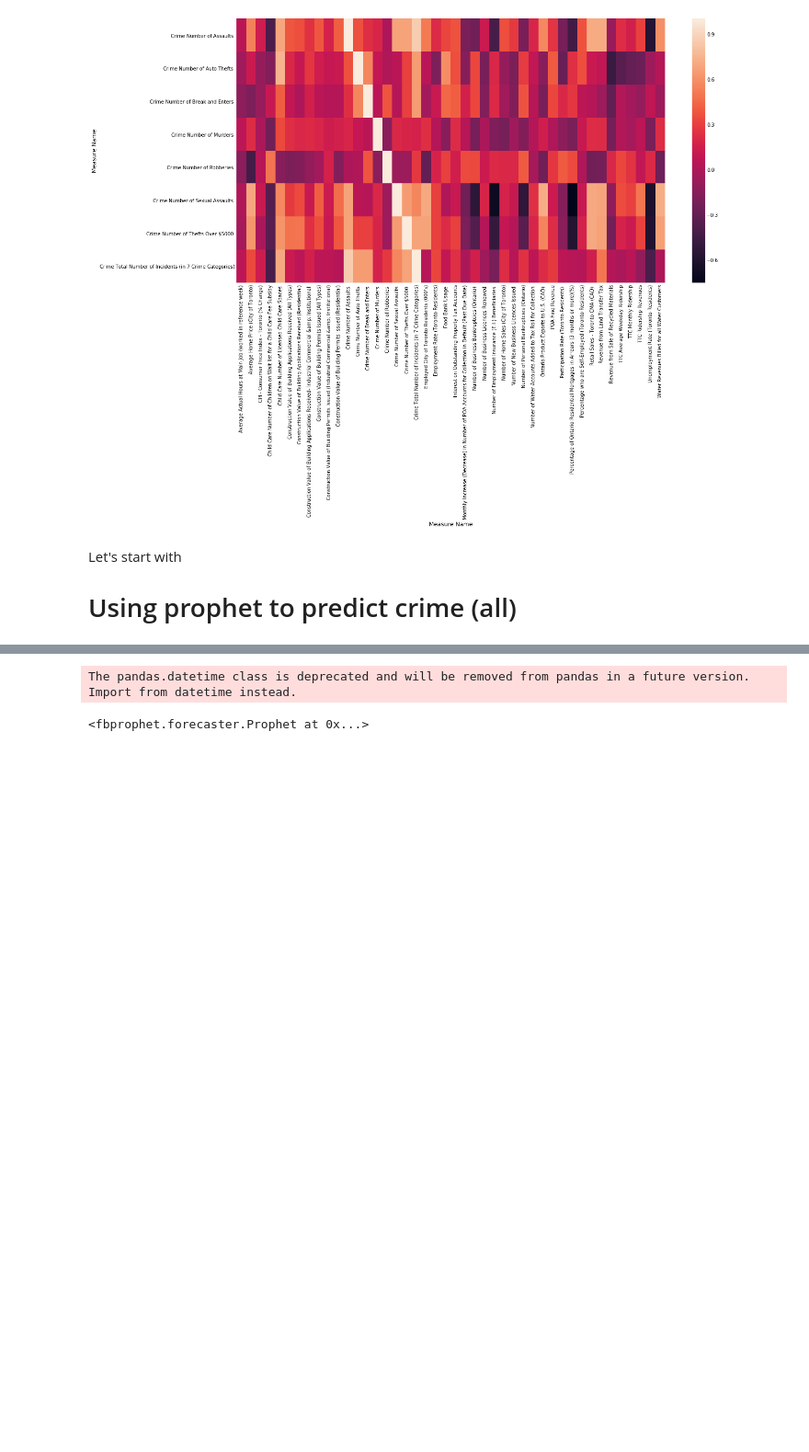
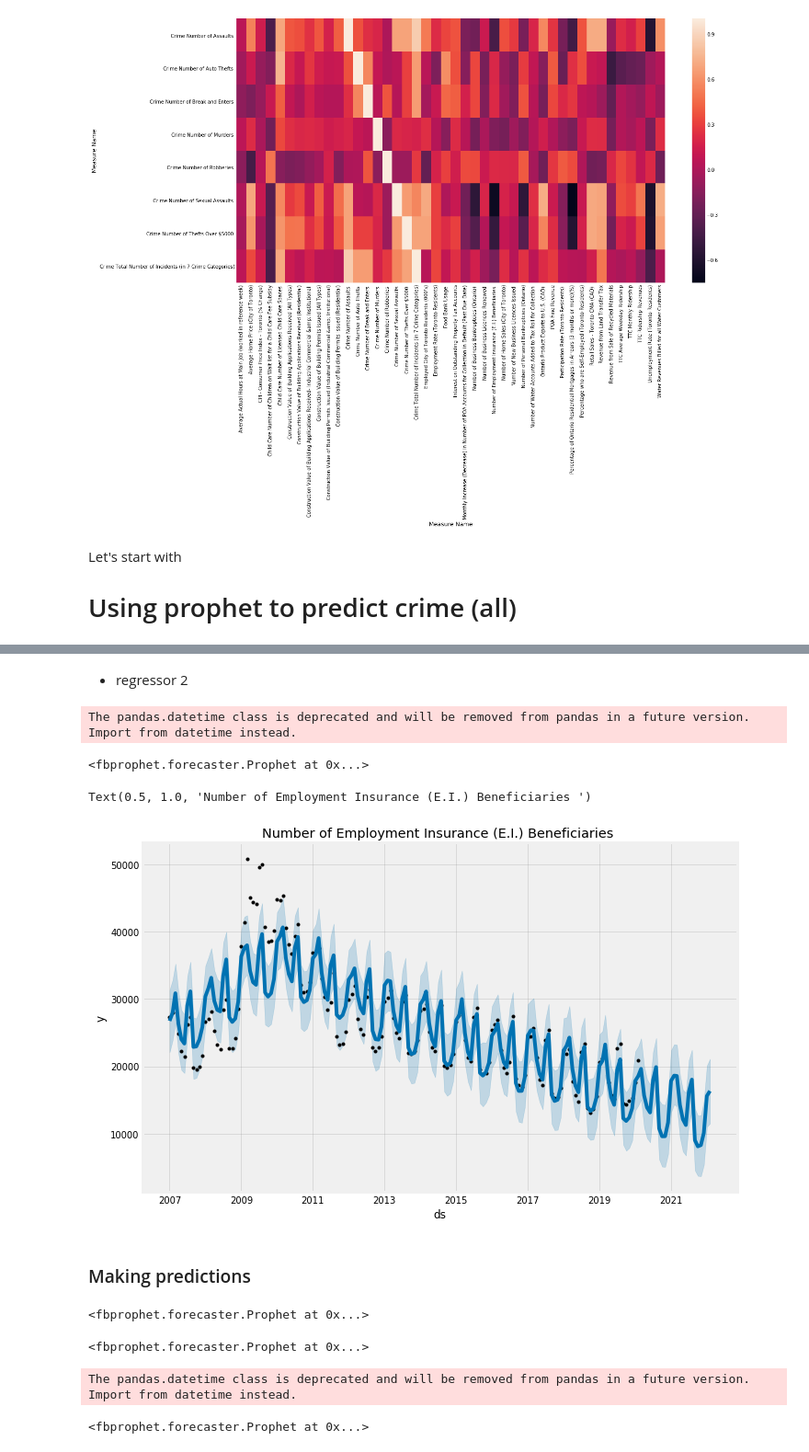
Before and after one commit to ah-sadek/TO-behaviour, a Jupyter notebook: TO exploratory.ipynb, the cells around one changed output, grey strips where cells are left out. Shown at 92% size. Cells and saved outputs as stored; diff of their text form; code cells hidden in the pictures; blank space fills up the shorter version.

```diff
--- a/TO exploratory.ipynb
+++ b/TO exploratory.ipynb
@@ -119 +172,30 @@ Let's start with
+# %% [markdown]
+* regressor 2
+# %%
+df_reg2= df_all['Number of Employment Insurance (E.I.) Beneficiaries ']
+df_reg2 = df_reg2.reset_index(drop=False).rename({'YearMonth':'ds','Number of Employment Insurance (E.I.) Beneficiaries ':'y'},axis=1)
+
+#starting a simple model
+
+m = Prophet(weekly_seasonality=False,daily_seasonality=False)
+m.fit(df_reg2)
+
+future = m.make_future_dataframe(periods=24,freq='MS')
+fcst_reg2 = m.predict(future)
+fig = m.plot(fcst_reg2)
+fcst_reg2.rename({'yhat':'Number of Employment Insurance (E.I.) Beneficiaries '},axis=1,inplace=True)
+
+
+
+hist_last_month = df_all.index.argmax()
+fcst_reg2_future =  fcst_reg2.iloc[hist_last_month+1:,-1]
+
+plt.title('Number of Employment Insurance (E.I.) Beneficiaries ')
+# %% [output]
+The pandas.datetime class is deprecated and will be removed from pandas in a future version. Import from datetime instead.
+<fbprophet.forecaster.Prophet at 0x...>
+Text(0.5, 1.0, 'Number of Employment Insurance (E.I.) Beneficiaries ')
+[figure, added]
+# %% [markdown]
+### Making predictions
 # %%
@@ -122,10 +203,16 @@ df_test = df_test.reset_index(drop=False).rename({'YearMonth':'ds','Crime Total
 # %%
 #starting a simple model
 
-m = Prophet(weekly_seasonality=False,daily_seasonality=False)
-m.fit(df_test)
+m = Prophet(weekly_seasonality = False, daily_seasonality = False)
+
+m.add_regressor('Unemployment Rate (Toronto Residents)')
+m.add_regressor('Number of Employment Insurance (E.I.) Beneficiaries ')
+
+m.fit(df_model)
 # %% [output]
-The pandas.datetime class is deprecated and will be removed from pandas in a future version. Import from datetime instead.
+<fbprophet.forecaster.Prophet at 0x...>
 <fbprophet.forecaster.Prophet at 0x...>
+The pandas.datetime class is deprecated and will be removed from pandas in a future version. Import from datetime instead.
+<fbprophet.forecaster.Prophet at 0x...>
 # %%
 future = m.make_future_dataframe(periods=24,freq='MS')
```
Also changed, not shown: parts of 15 cells of this notebook.
